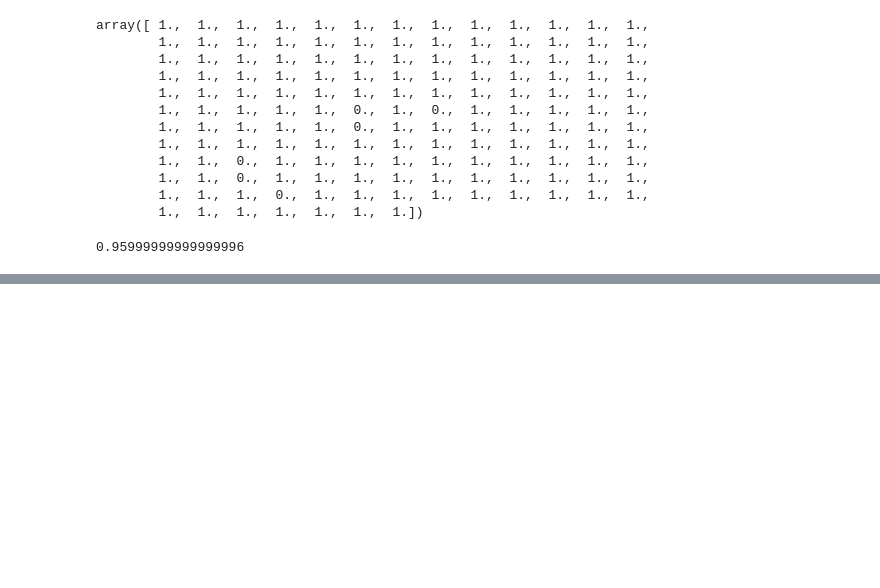
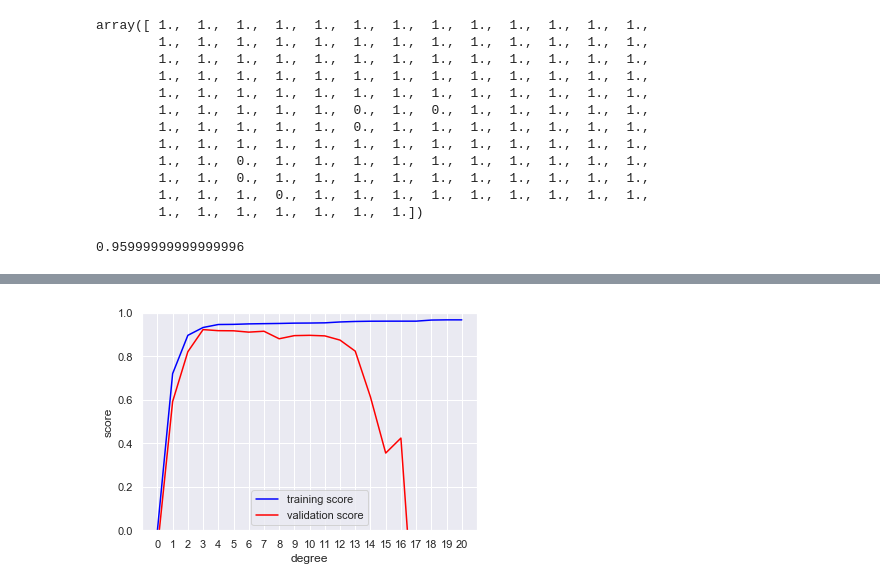
Before and after one commit to loftusa/General-Projects-And-Scripts, a Jupyter notebook: Learning/Book - Data Science Handbook/Scikit-learn/Hyperparameters-and-model-validation.ipynb, the cells around one changed output, grey strips where cells are left out. Drawn from its saved outputs; the diff is of its cells as text; code cells hidden in the pictures; blank space fills up the shorter version.

```diff
--- a/Learning/Book - Data Science Handbook/Scikit-learn/Hyperparameters-and-model-validation.ipynb
+++ b/Learning/Book - Data Science Handbook/Scikit-learn/Hyperparameters-and-model-validation.ipynb
@@ -79,0 +127,20 @@ scores.mean()
+# %%
+# Grab the validation curve function, use it to figure out how well each of these models performed.
+from sklearn.model_selection import validation_curve
+
+degree = np.arange(0, 21)
+
+# Make train_score and val_score, which give the validation curve for the PolynomialRegression function, with X and y as datapoints, cv=7.
+train_score, val_score = validation_curve(PolynomialRegression(), X, y,
+                                         'polynomialfeatures__degree', degree, cv=7)
+
+# Plot the degree and median of the training score
+plt.plot(degree, np.median(train_score, 1), c='blue', label='training score')
+plt.plot(degree, np.median(val_score, 1), c='red', label='validation score')
+plt.legend(loc='best')
+plt.ylim(0, 1)
+plt.xticks(range(21))
+plt.xlabel('degree')
+plt.ylabel('score');
+# %% [output]
+[figure, added]
```
Also changed, not shown: parts of 6 cells of this notebook.
